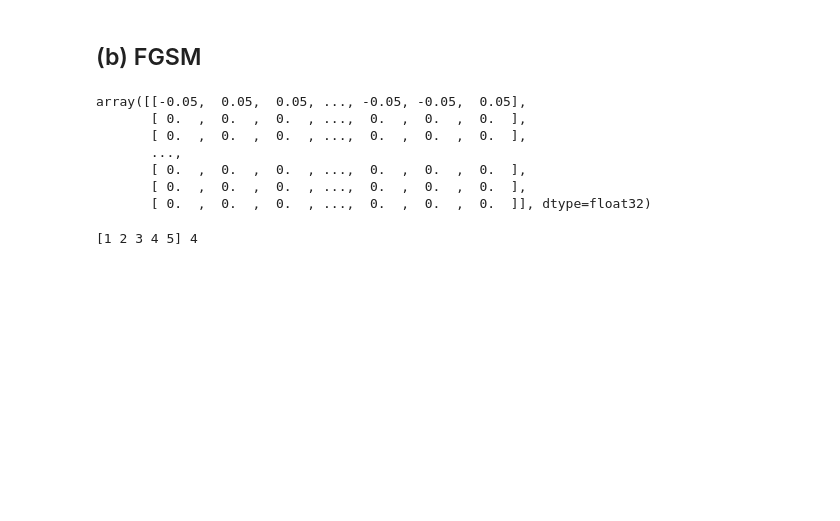
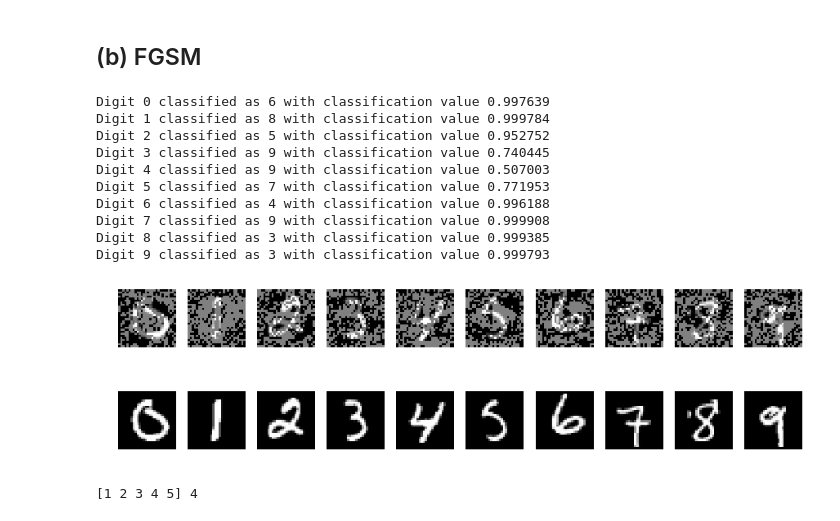
Before and after one commit to pranaabdhawan/CS489-4B, a Jupyter notebook: A5/p2dhawan_a5.ipynb, the cells around one changed output. Cells and saved outputs as stored; diff of their text form; code cells hidden in the pictures; blank space fills up the shorter version.

```diff
--- a/A5/p2dhawan_a5.ipynb
+++ b/A5/p2dhawan_a5.ipynb
@@ -340,20 +340,44 @@ def FGSM(net, x_input, x_class, ep=0.05, it_lim=100000, conf=0.5, targ=False):
             grad = GradientInput(net, x, x_t)
             sign_grad = np.sign(grad)[:,0]
             x_adv[j] += ep*sign_grad
-        break
 
     return np.array(x_adv)
-# %%
-# ***** YOUR CODE HERE *****
-FGSM(net, test[0], test[1])
-# %% [output]
-array([[-0.05,  0.05,  0.05, ..., -0.05, -0.05,  0.05],
-       [ 0.  ,  0.  ,  0.  , ...,  0.  ,  0.  ,  0.  ],
-       [ 0.  ,  0.  ,  0.  , ...,  0.  ,  0.  ,  0.  ],
-       ...,
-       [ 0.  ,  0.  ,  0.  , ...,  0.  ,  0.  ,  0.  ],
-       [ 0.  ,  0.  ,  0.  , ...,  0.  ,  0.  ,  0.  ],
-       [ 0.  ,  0.  ,  0.  , ...,  0.  ,  0.  ,  0.  ]], dtype=float32)
+# %%
+# ***** YOUR CODE HERE *****
+x_image, x_class = np.array(x_image), np.array(x_class)
+x_image_c = copy.deepcopy(x_image)
+
+x_adv = FGSM(net, x_image_c, x_class, ep=0.5)
+plt.figure(figsize=[15,10])
+for i in range(len(x_adv)):
+    digit = np.argmax(x_class[i])
+    x = x_adv[i][np.newaxis, :]
+    r = net.FeedForward(x)[0]
+    r_class = np.argmax(r)
+    confidence = r[r_class]
+    print("Digit %i classified as %i with classification value %f" %(digit, r_class, confidence))
+
+for i in range(len(x_adv)):
+    plt.subplot(2,10,i+1)
+    plt.imshow(np.reshape(x_adv[i], [28,28]), cmap='gray'); plt.axis('off')
+
+plt.figure(figsize=[15,10])
+for i in range(len(x_image)):
+    plt.subplot(2,10,i+1)
+    plt.imshow(np.reshape(x_image[i], [28,28]), cmap='gray'); plt.axis('off')
+# %% [output]
+Digit 0 classified as 6 with classification value 0.997639
+Digit 1 classified as 8 with classification value 0.999784
+Digit 2 classified as 5 with classification value 0.952752
+Digit 3 classified as 9 with classification value 0.740445
+Digit 4 classified as 9 with classification value 0.507003
+Digit 5 classified as 7 with classification value 0.771953
+Digit 6 classified as 4 with classification value 0.996188
+Digit 7 classified as 9 with classification value 0.999908
+Digit 8 classified as 3 with classification value 0.999385
+Digit 9 classified as 3 with classification value 0.999793
+[figure, added]
+[figure, added]
 # %%
 q = np.array([1,2,3,4,5])
 m = q[0]
```
